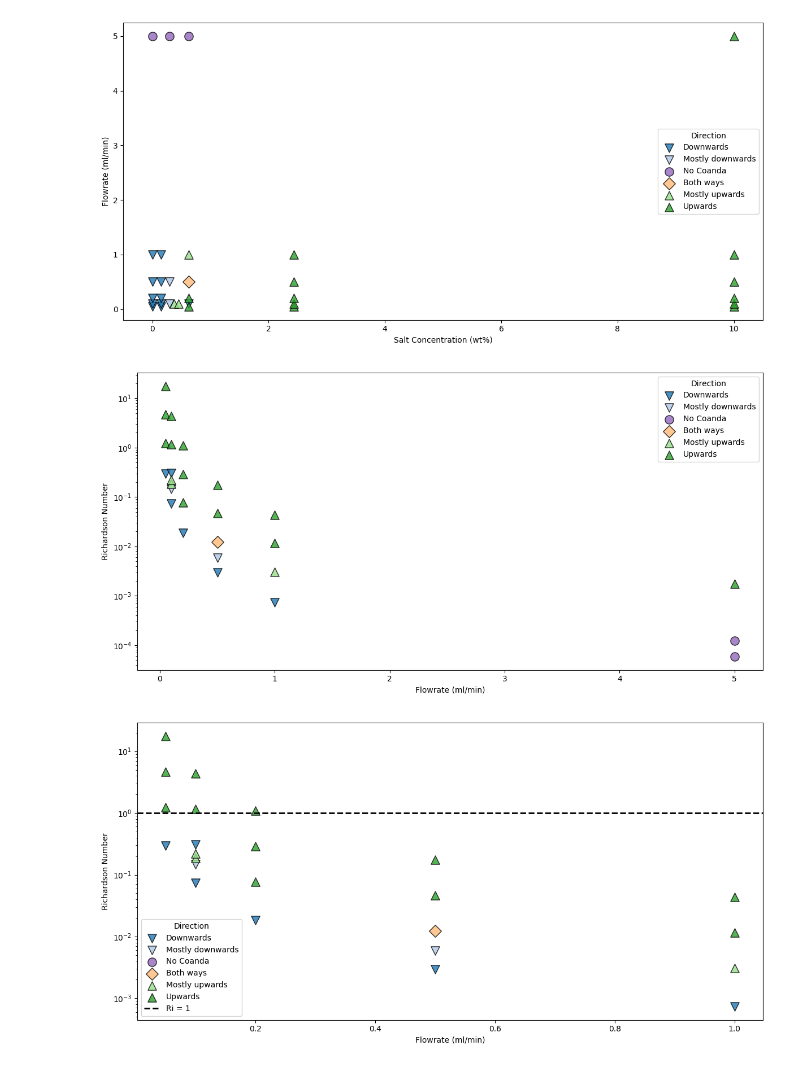
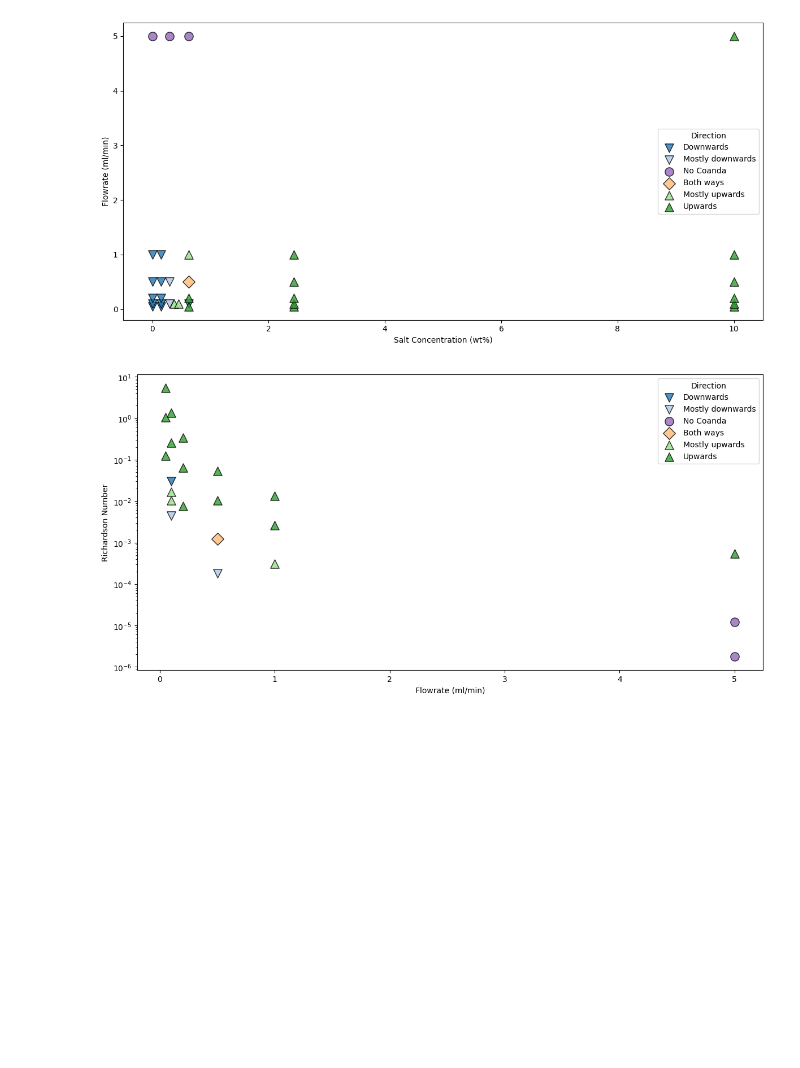
Before and after one commit to ottoittikorn/Projects, a Jupyter notebook: Coanda_results.ipynb, the cells around one changed output. Drawn from its saved outputs; the diff is of its cells as text; code cells hidden in the pictures; blank space fills up the shorter version.

```diff
--- a/Coanda_results.ipynb
+++ b/Coanda_results.ipynb
@@ -177,70 +177,77 @@ L = 242/1e9  # m (characteristic length) Latex length
 
 # Assign densities based on salt concentration
 def get_density(salt_conc):
-    # Linear approximation: density increases by 25 kg/m³ per 1 wt% salt
-    return 998 + 25 * salt_conc
+    # Use measured values for 2.43 and 10, otherwise linear interpolation
+    if salt_conc == 2.43:
+        return 1.01417 * 1000
+    elif salt_conc == 10:
+        return 1.06888 * 1000
+    rho_water = 1000
+    rho_salt = 1.00409 * 1000   # example: NaCl
+    rho_solution = (rho_salt - rho_water) * salt_conc + rho_water
+    return rho_solution
 
 # Calculate velocity (U) and Richardson number for each row
 def compute_richardson(row):
-    if row["direction"] == "-":
-        return np.nan
+    # if row["direction"] == "-":
+    #     return np.nan
     rho1 = get_density(row["salt_conc"])  # Use the function for density
-    rho2 = 998  # Reference density (could be water or another phase)
-    rho_avg = (rho1 + rho2) / 2
+    rho2 = 1001  # Reference density (could be water or another phase)
+    # rho_avg = (rho1 + rho2) / 2
     Q = row["flow_rate"] / 1e6 / 60
     U = Q / area
-    if U == 0:
-        return np.nan
-    Ri = g * (rho1 - rho2) * L / (rho_avg * U**2)
+    # if U == 0:
+    #     return np.nan
+    Ri = g * (rho1 - rho2) * L / (rho2 * U**2)
     return Ri
 
 df["Richardson"] = df.apply(compute_richardson, axis=1)
 
 # Plot Richardson number (y) vs flowrate (x)
 plt.figure(figsize=(12, 6))
 for code, color in direction_colors.items():
     subset = df[(df["direction_code"] == code) & (~df["Richardson"].isna())]
     marker_style = direction_markers.get(code, "o")
     plt.scatter(
         subset["flow_rate"],
         subset["Richardson"],
         color=color,
         s=120,
         edgecolor="k",
         alpha=0.8,
         label=direction_labels[code],
         marker=marker_style
     )
 plt.xlabel("Flowrate (ml/min)")
 plt.ylabel("Richardson Number")
 plt.yscale("log")
+# plt.xscale("log")
 plt.legend(title="Direction")
 plt.tight_layout()
 plt.show()
 
-# Richardson Number vs Flowrate (up to 1 ml/min)
-plt.figure(figsize=(12, 6))
-for code, color in direction_colors.items():
-    subset = df[(df["direction_code"] == code) & (~df["Richardson"].isna()) & (df["flow_rate"] <= 1.0)]
-    marker_style = direction_markers.get(code, "o")
-    plt.scatter(
-        subset["flow_rate"],
-        subset["Richardson"],
-        color=color,
-        s=120,
-        edgecolor="k",
-        alpha=0.8,
-        label=direction_labels[code],
-        marker=marker_style
-    )
-# Draw a horizontal error bar at Richardson number = 1
-plt.axhline(y=1, color='black', linestyle='--', linewidth=2, label='Ri = 1')
-plt.xlabel("Flowrate (ml/min)")
-plt.ylabel("Richardson Number")
-plt.yscale("log")
-plt.legend(title="Direction")
-plt.tight_layout()
-plt.show()
+# # Richardson Number vs Flowrate (up to 1 ml/min)
+# plt.figure(figsize=(12, 6))
+# for code, color in direction_colors.items():
+#     subset = df[(df["direction_code"] == code) & (~df["Richardson"].isna()) & (df["flow_rate"] <= 1.0)]
+#     marker_style = direction_markers.get(code, "o")
+#     plt.scatter(
+#         subset["flow_rate"],
+#         subset["Richardson"],
+#         color=color,
+#         s=120,
+#         edgecolor="k",
+#         alpha=0.8,
+#         label=direction_labels[code],
+#         marker=marker_style
+#     )
+# # Draw a horizontal error bar at Richardson number = 1
+# plt.axhline(y=1, color='black', linestyle='--', linewidth=2, label='Ri = 1')
+# plt.xlabel("Flowrate (ml/min)")
+# plt.ylabel("Richardson Number")
+# plt.yscale("log")
+# plt.legend(title="Direction")
+# plt.tight_layout()
+# plt.show()
 # %% [output]
-[figure, old version]
+[figure, new version]
-[figure, removed]
```
Also changed, not shown: parts of 2 cells of this notebook.
